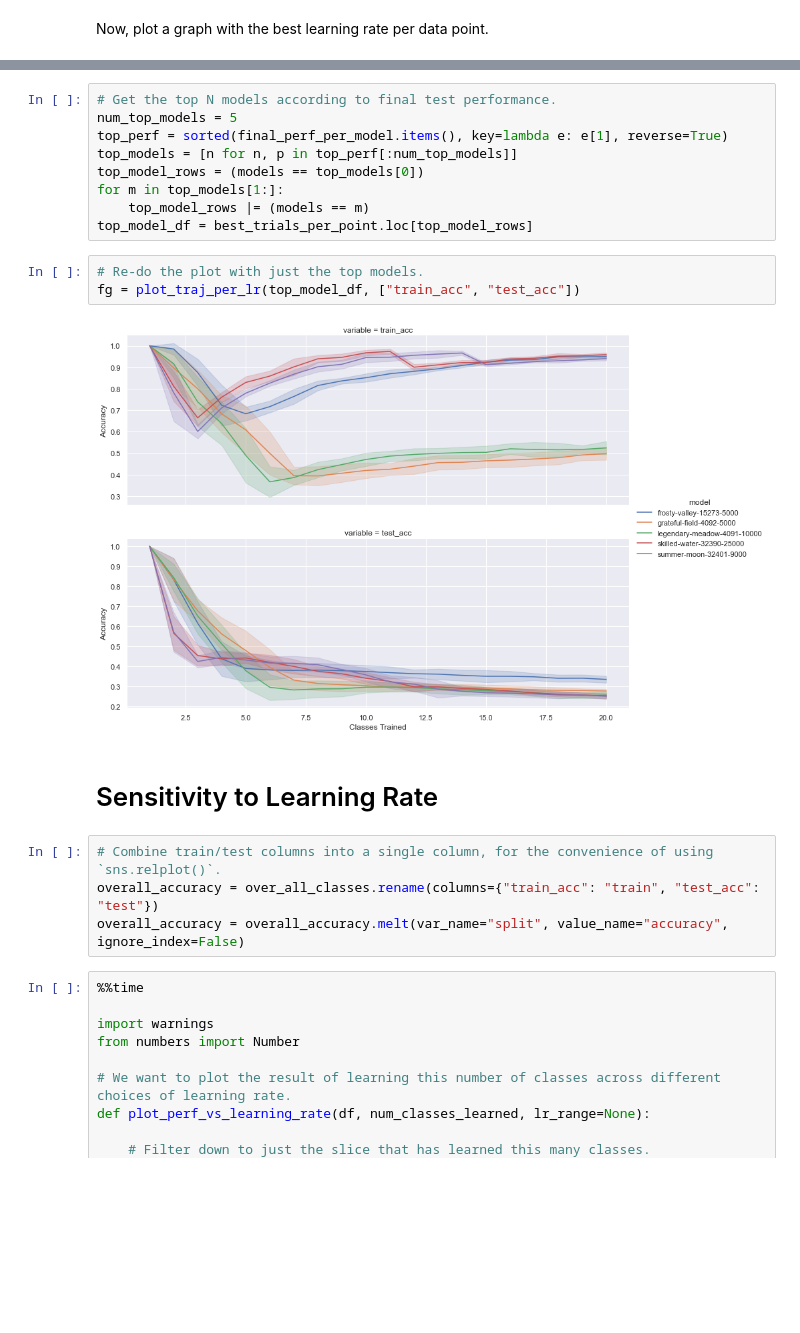
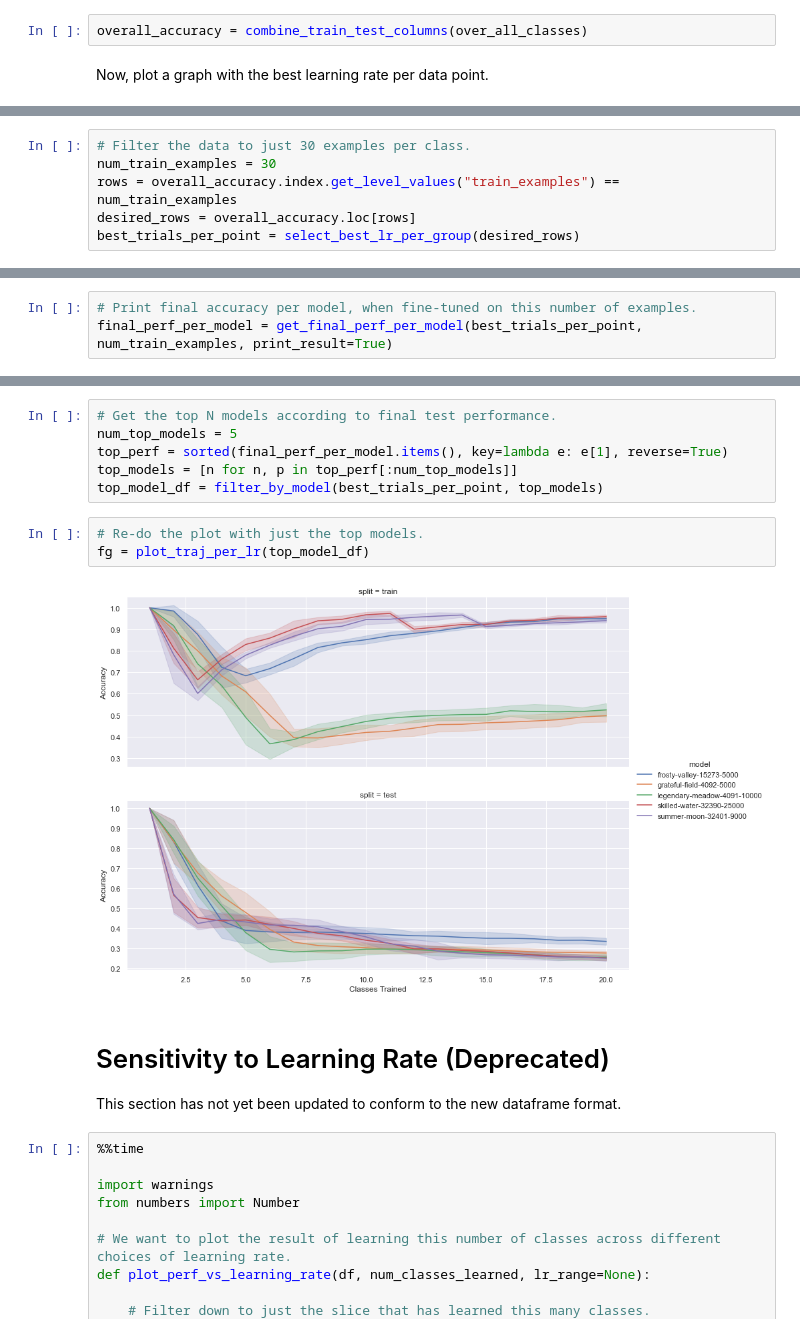
Before and after one commit to uvm-neurobotics-lab/higherANML, a Jupyter notebook: notebooks/result-gathering.ipynb, the cells around one changed output, grey strips where cells are left out. Saved outputs shown, nothing was run; the diff lists cells and outputs as text; blank space fills up the shorter version.

Commit message:
Reorganize notebook into functions and more fine-grained sections.

```diff
--- a/notebooks/result-gathering.ipynb
+++ b/notebooks/result-gathering.ipynb
@@ -343,2 +522,4 @@ over_all_classes
+# %%
+overall_accuracy = combine_train_test_columns(over_all_classes)
 # %% [markdown]
 Now, plot a graph with the best learning rate per data point.
@@ -442,0 +526,6 @@ Final accuracy on 20 classes:
+# %%
+# Filter the data to just 30 examples per class.
+num_train_examples = 30
+rows = overall_accuracy.index.get_level_values("train_examples") == num_train_examples
+desired_rows = overall_accuracy.loc[rows]
+best_trials_per_point = select_best_lr_per_group(desired_rows)
@@ -442,0 +537,3 @@ Final accuracy on 20 classes:
+# %%
+# Print final accuracy per model, when fine-tuned on this number of examples.
+final_perf_per_model = get_final_perf_per_model(best_trials_per_point, num_train_examples, print_result=True)
@@ -445,21 +560,16 @@ Final accuracy on 20 classes:
 num_top_models = 5
 top_perf = sorted(final_perf_per_model.items(), key=lambda e: e[1], reverse=True)
 top_models = [n for n, p in top_perf[:num_top_models]]
-top_model_rows = (models == top_models[0])
-for m in top_models[1:]:
-    top_model_rows |= (models == m)
-top_model_df = best_trials_per_point.loc[top_model_rows]
+top_model_df = filter_by_model(best_trials_per_point, top_models)
 # %%
 # Re-do the plot with just the top models.
-fg = plot_traj_per_lr(top_model_df, ["train_acc", "test_acc"])
+fg = plot_traj_per_lr(top_model_df)
 # %% [output]
-[figure, old version]
+[figure, new version]
-# %% [markdown]
-# Sensitivity to Learning Rate
-# %%
-# Combine train/test columns into a single column, for the convenience of using `sns.relplot()`.
-overall_accuracy = over_all_classes.rename(columns={"train_acc": "train", "test_acc": "test"})
-overall_accuracy = overall_accuracy.melt(var_name="split", value_name="accuracy", ignore_index=False)
+# %% [markdown]
+# Sensitivity to Learning Rate (Deprecated)
+
+This section has not yet been updated to conform to the new dataframe format.
 # %%
 %%time
 
```
Also changed, not shown: parts of 31 cells of this notebook.
